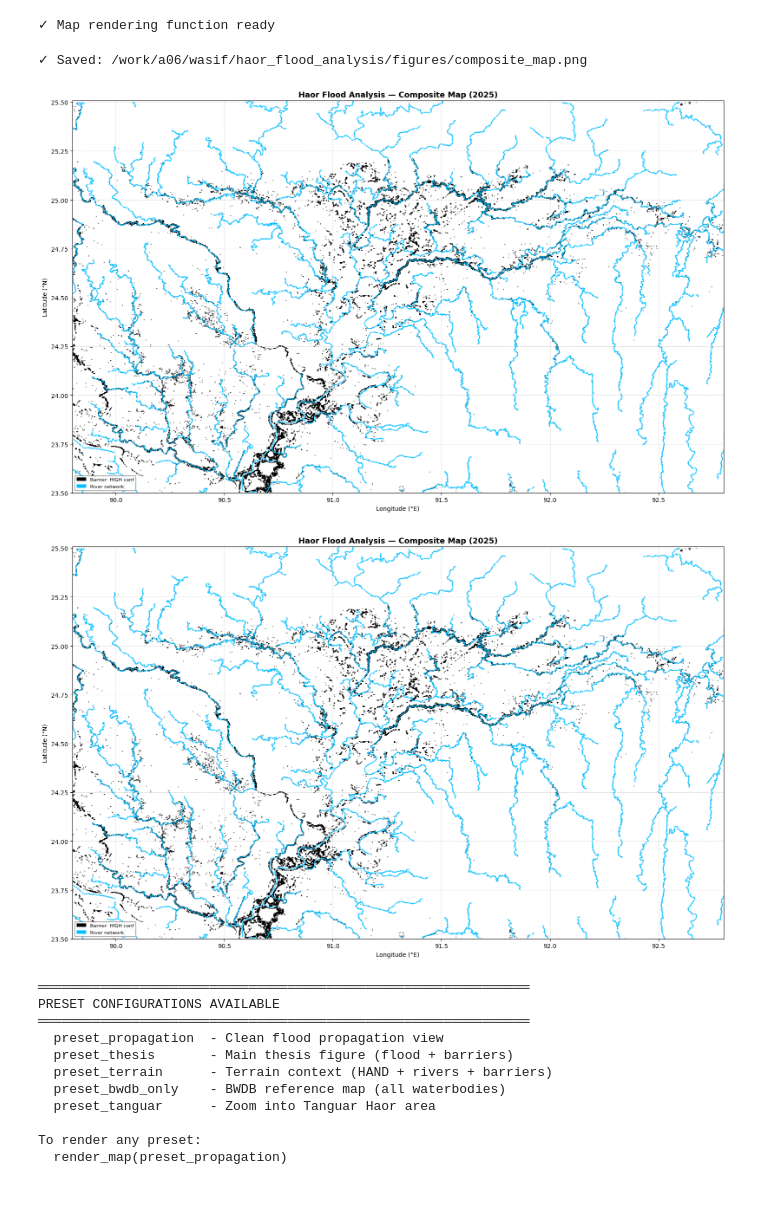
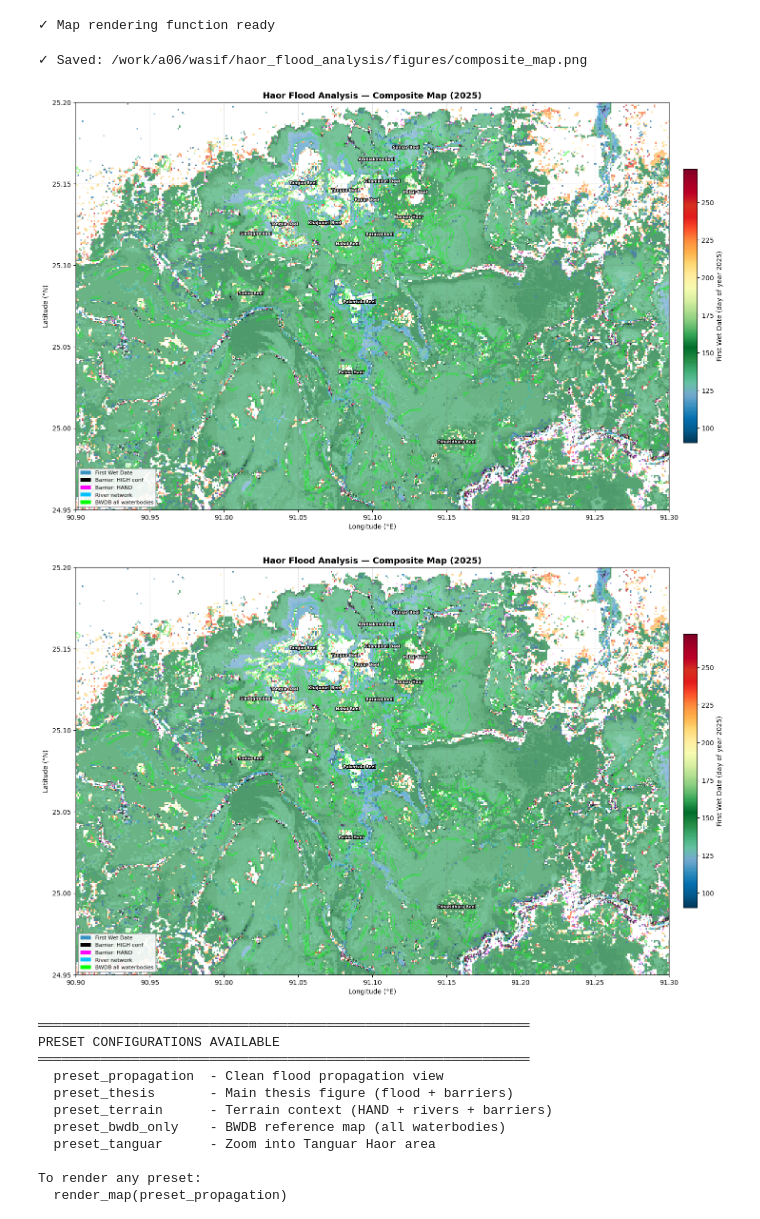
Before and after one commit to wasifshahriar/masters_research, a Jupyter notebook: haor_flood_timeseries_part3.ipynb, the cells around one changed output. Saved outputs shown, nothing was run; the diff lists cells and outputs as text; code cells hidden in the pictures; blank space fills up the shorter version.

```diff
--- a/haor_flood_timeseries_part3.ipynb
+++ b/haor_flood_timeseries_part3.ipynb
@@ -609,9 +674,11 @@ settings = {
     #   "map_extent": [90.8, 91.5, 24.6, 25.2],          # Sunamganj area
     #   "map_extent": [91.0, 91.8, 24.5, 25.0],          # Tanguar/Dekhar
     #   "map_extent": [90.5, 91.2, 24.0, 24.6],          # Mymensingh haors
-    #   "map_extent": [90.85, 24.85, 91.50, 25.25]      #Tanguar-Matian-Shanir Haor
+    #   "map_extent": [90.85,　91.50, 24.85, 25.25]      #Tanguar-Matian-Shanir Haor
+    #   "map_extent": [91,　91.3, 25, 25.2]      #Tanguar-Matian-Shanir Haor smaller section
+    #   "map_extent": [90.9,　91.3, 24.95, 25.2]      #Tanguar-Matian-Shanir Haor smaller section updated
 
-    "map_extent": None,
+    "map_extent": [90.9, 91.3, 24.95, 25.2],
 
     # ═══ FIGURE PROPERTIES ═══
     "figsize": (16, 10),
@@ -629,7 +696,7 @@ settings = {
     # ═══════════════════════════════════════════════════════════════════
 
     # --- Background rasters (drawn first, can stack with transparency) ---
-    "show_first_wet_date":   False,   # Layer 1: flood propagation pattern
+    "show_first_wet_date":   True,   # Layer 1: flood propagation pattern
     "show_hand":             False,  # Layer 2: HAND values (continuous)
     "show_hand_classes":     False,  # Layer 3: HAND categorical (4 classes)
     "show_fabdem_relief":    False,  # Layer 4: FABDEM local relief (diverging)
@@ -639,15 +706,15 @@ settings = {
     # --- Binary overlays (scatter points) ---
     "show_barriers_high":    True,   # Layer 5: HIGH-confidence barriers (magenta)
     "show_barriers_fabdem":  False,  # Layer 6: FABDEM-only barriers
-    "show_barriers_hand":    False,  # HAND-only barriers
+    "show_barriers_hand":    True,  # HAND-only barriers
     "show_rivers":           True,  # Layer 7: river network
 
     # --- Boundary outlines ---
     "show_cocoah_haors":     False,  # Layer 8: CoCoAH detected haor outlines
 
     # ═══ BWDB WATERBODIES OVERLAY ═══
-    "show_bwdb":             False,   # master switch for BWDB layer
-    "bwdb_show_all":         False,  # show ALL 6686 waterbodies (cluttered!)
+    "show_bwdb":             True,   # master switch for BWDB layer
+    "bwdb_show_all":         True,  # show ALL 6686 waterbodies (cluttered!)
     "bwdb_show_haors":       False,   # show 49 named "Haor" features
     "bwdb_show_beels":       False,  # show 1132 named "Beel" features
     "bwdb_label_largest":    49,     # label top N largest by name (0 = no labels)
@@ -662,39 +729,39 @@ settings = {
     "alpha_hand_classes":    0.7,
     "alpha_fabdem_relief":   0.7,
     "alpha_fabdem_elev":     0.7,
     "alpha_jrc_water":       0.6,
     "alpha_barriers_high":   1.0,
     "alpha_barriers_fabdem": 1.0,
     "alpha_barriers_hand":   1.0,
     "alpha_rivers":          0.7,
     "alpha_cocoah":          0.8,
 
     # Marker sizes for scatter overlays
     "marker_size_barriers":  0.15,
     "marker_size_rivers":    0.25,
 
     # Colors (hex codes)
     "color_barriers_high":   "000000",   # black
     "color_barriers_fabdem": "#FFFF00",  # yellow
     "color_barriers_hand":   "#FF00FF",  # magenta
     "color_rivers":          "#00BFFF",  # cyan blue
     "color_cocoah":          "#00FF00",  # bright green
 
     # BWDB styling
-    "color_bwdb_all":        "#00CED1",  # cyan for all waterbodies
+    "color_bwdb_all":        "#00FF00",  # cyan for all waterbodies
     "color_bwdb_haors":      "#00FF00",  # bright green for named haors
-    "color_bwdb_beels":      "#FFA500",  # orange for named beels
-    "lw_bwdb_all":           0.3,
+    "color_bwdb_beels":      "#00FF00",  # orange for named beels
+    "lw_bwdb_all":           1.2,
     "lw_bwdb_haors":         1.2,
-    "lw_bwdb_beels":         0.5,
+    "lw_bwdb_beels":         1.2,
 }
 
 # Render the map with current settings
 render_map(settings)
 # %% [output]
 ✓ Saved: /work/a06/wasif/haor_flood_analysis/figures/composite_map.png
-[figure, old version]
+[figure, new version]
-[figure, old version]
+[figure, new version]
 # %%
 # %%
 # =============================================================================
```
Also changed, not shown: parts of 1 cell of this notebook, 1 other file.
